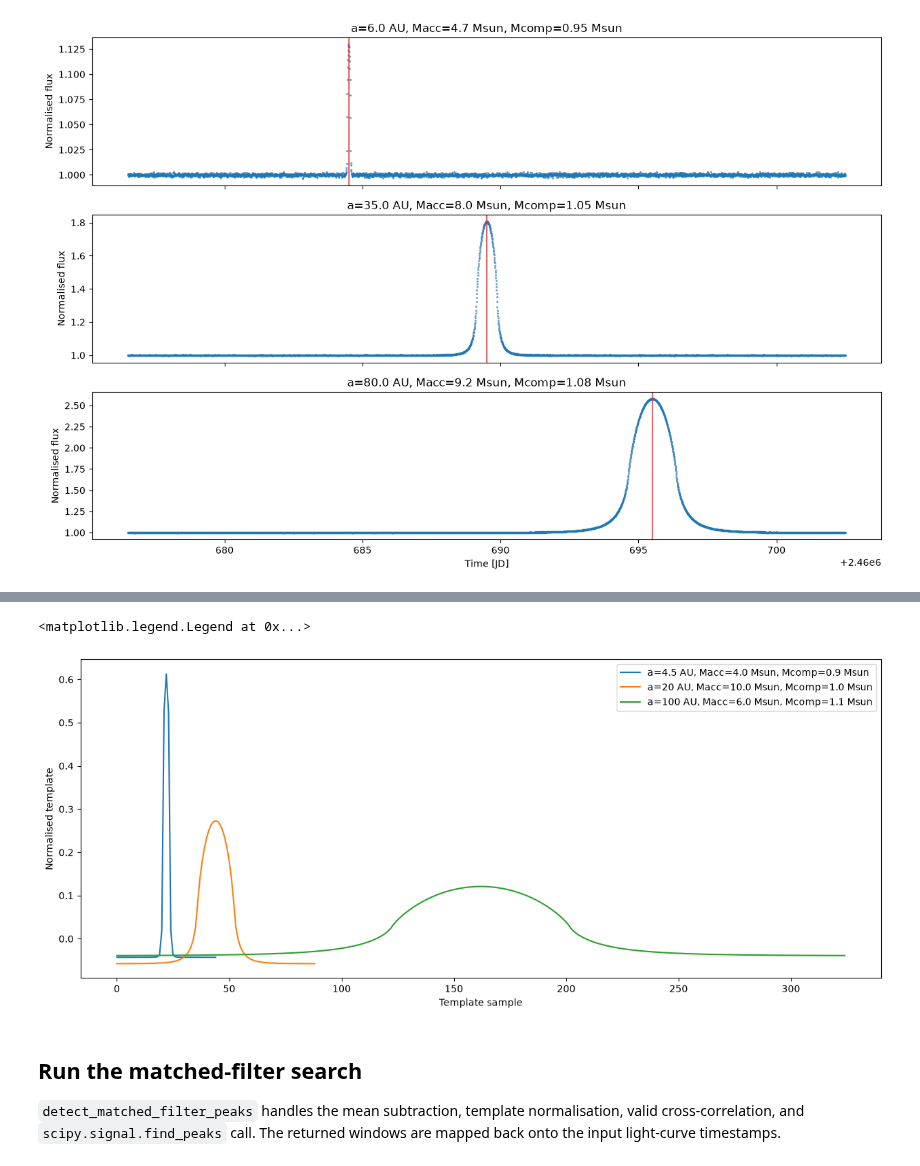
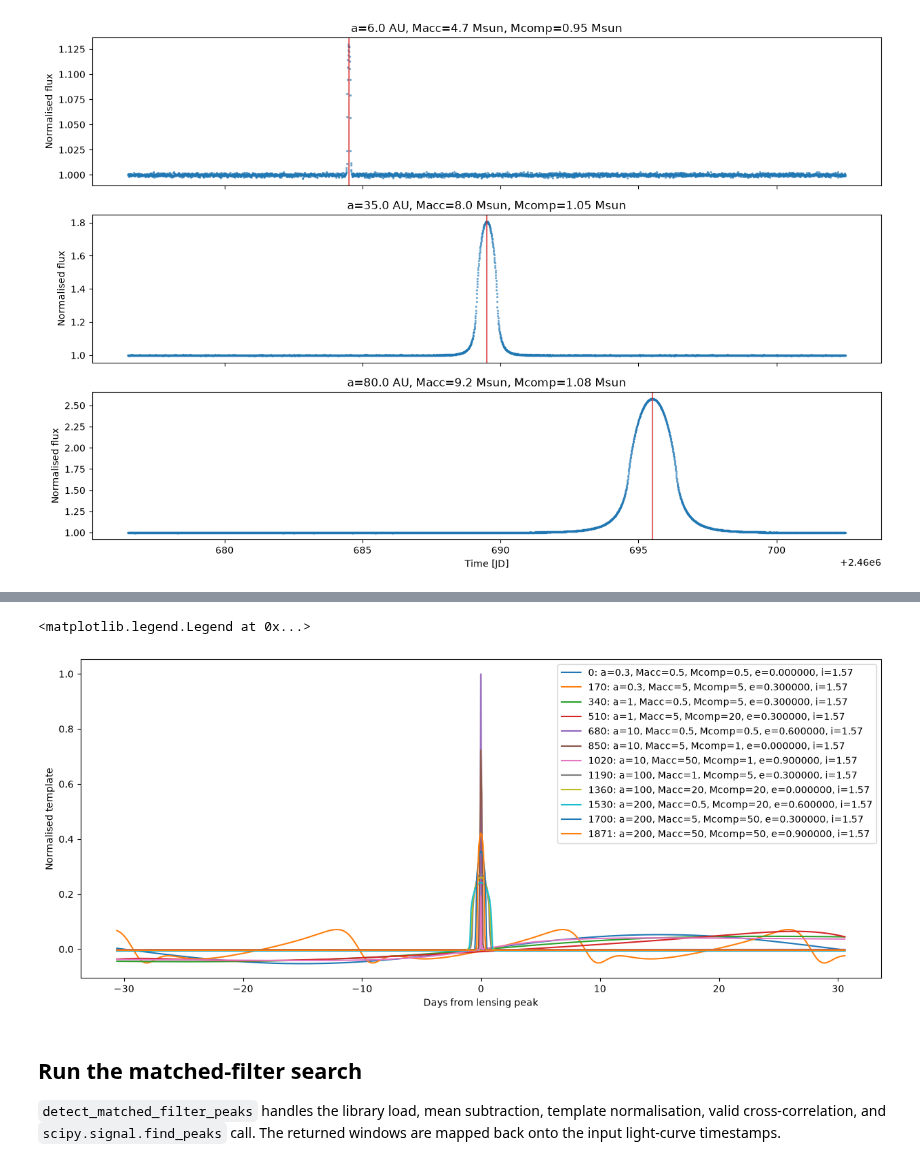
Before and after one commit to COBALT-lensing/AstroSearchLight, a Jupyter notebook: notebooks/matched_filtering.ipynb, the cells around one changed output, grey strips where cells are left out. Drawn from its saved outputs; the diff is of its cells as text; code cells hidden in the pictures.

Commit message:
WIP matched filtering

```diff
--- a/notebooks/matched_filtering.ipynb
+++ b/notebooks/matched_filtering.ipynb
@@ -160,0 +175,24 @@ list(zip(template_labels, [len(template.flux) for template in templates]))
+# %%
+template_parameters = template_library.parameters
+
+
+def template_label(index):
+    if template_parameters is None:
+        return f"template {index}"
+    row = template_parameters[index]
+    fields = []
+    for name in ("a", "Macc", "Mcomp", "e", "i"):
+        if name in row.dtype.names:
+            if name == "e":
+                fields.append(f"{name}={row[name]:.6f}")
+            else:
+                fields.append(f"{name}={row[name]:.3g}")
+    return f"{index}: " + ", ".join(fields)
+
+
+template_labels = [template_label(index) for index in range(len(template_library))]
+sample_indices = numpy.unique(
+    numpy.linspace(0, len(template_library) - 1, min(12, len(template_library)), dtype=int)
+)
+
+[(template_labels[index], len(template_library.flux[index])) for index in sample_indices]
@@ -161,19 +212,20 @@ list(zip(template_labels, [len(template.flux) for template in templates]))
 # %%
 pyplot.figure(figsize=(15, 6))
-for template, label in zip(templates, template_labels):
-    template_flux = template.flux - numpy.mean(template.flux)
+for index in sample_indices:
+    template_flux = template_library.flux[index]
+    template_flux = template_flux - numpy.mean(template_flux)
     template_flux = template_flux / numpy.sqrt(numpy.sum(template_flux**2))
-    pyplot.plot(template_flux, label=label)
-pyplot.xlabel("Template sample")
+    pyplot.plot(template_library.time, template_flux, label=template_labels[index])
+pyplot.xlabel("Days from lensing peak")
 pyplot.ylabel("Normalised template")
 pyplot.legend()
 # %% [output]
 <matplotlib.legend.Legend at 0x...>
-[figure, old version]
+[figure, new version]
 # %% [markdown]
 ## Run the matched-filter search
 
-`detect_matched_filter_peaks` handles the mean subtraction, template normalisation, valid cross-correlation, and `scipy.signal.find_peaks` call. The returned windows are mapped back onto the input light-curve timestamps.
+`detect_matched_filter_peaks` handles the library load, mean subtraction, template normalisation, valid cross-correlation, and `scipy.signal.find_peaks` call. The returned windows are mapped back onto the input light-curve timestamps.
 # %%
 candidate_results = []
 for candidate_index, candidate in enumerate(candidate_lightcurves):
```
Also changed, not shown: parts of 12 cells of this notebook, 8 other files.
